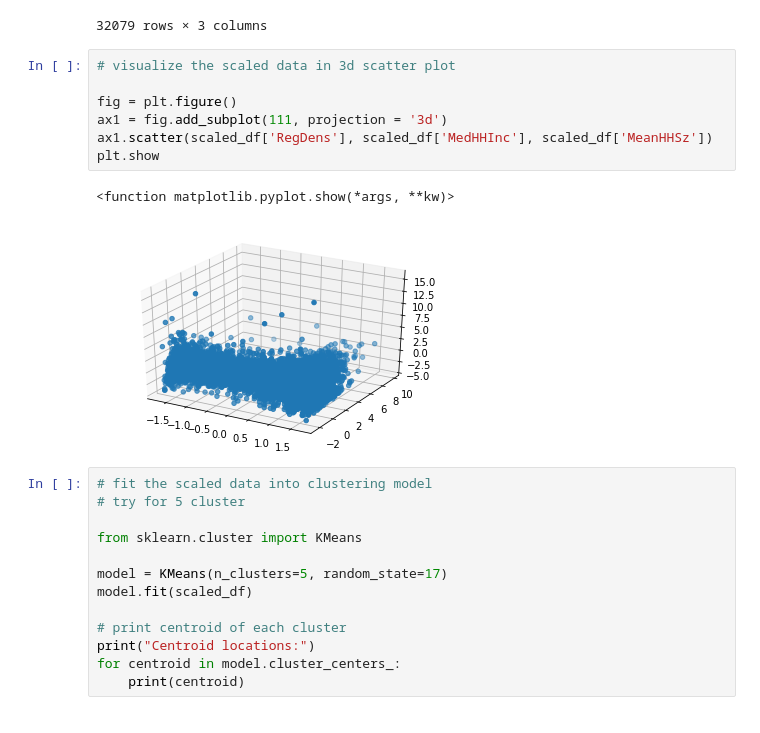
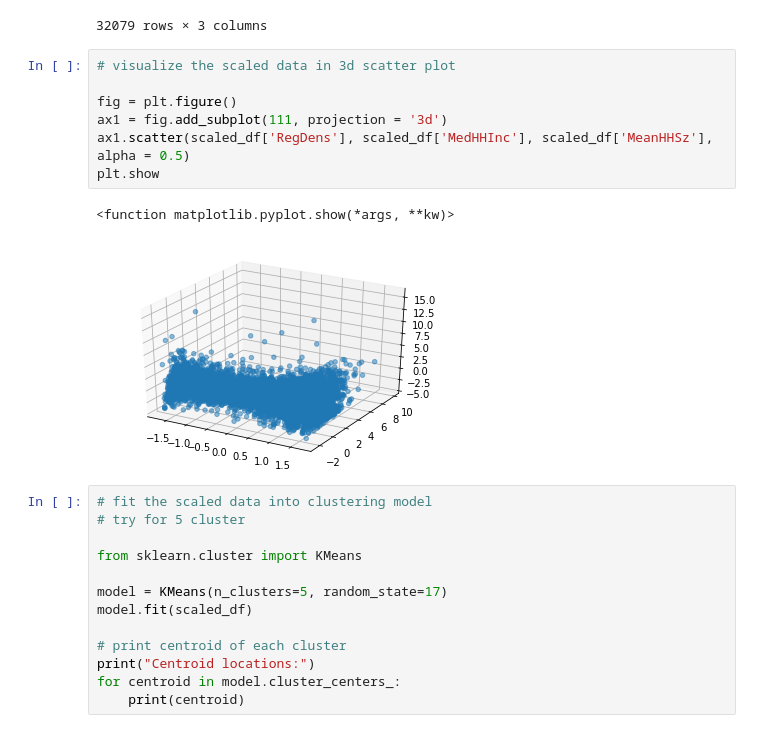
Before and after one commit to tangklrb/WQD7005, a Jupyter notebook: 14_Lab_5_Clustering/Lab 5.ipynb, the cells around one changed output. Drawn from its saved outputs; the diff is of its cells as text.

```diff
--- a/14_Lab_5_Clustering/Lab 5.ipynb
+++ b/14_Lab_5_Clustering/Lab 5.ipynb
@@ -211,13 +211,13 @@ scaled_df
 # %%
 # visualize the scaled data in 3d scatter plot
 
 fig = plt.figure()
 ax1 = fig.add_subplot(111, projection = '3d')
-ax1.scatter(scaled_df['RegDens'], scaled_df['MedHHInc'], scaled_df['MeanHHSz'])
+ax1.scatter(scaled_df['RegDens'], scaled_df['MedHHInc'], scaled_df['MeanHHSz'], alpha = 0.5)
 plt.show
 # %% [output]
 <function matplotlib.pyplot.show(*args, **kw)>
-[figure, old version]
+[figure, new version]
 # %%
 # fit the scaled data into clustering model
 # try for 5 cluster
```
Also changed, not shown: parts of 2 cells of this notebook.
